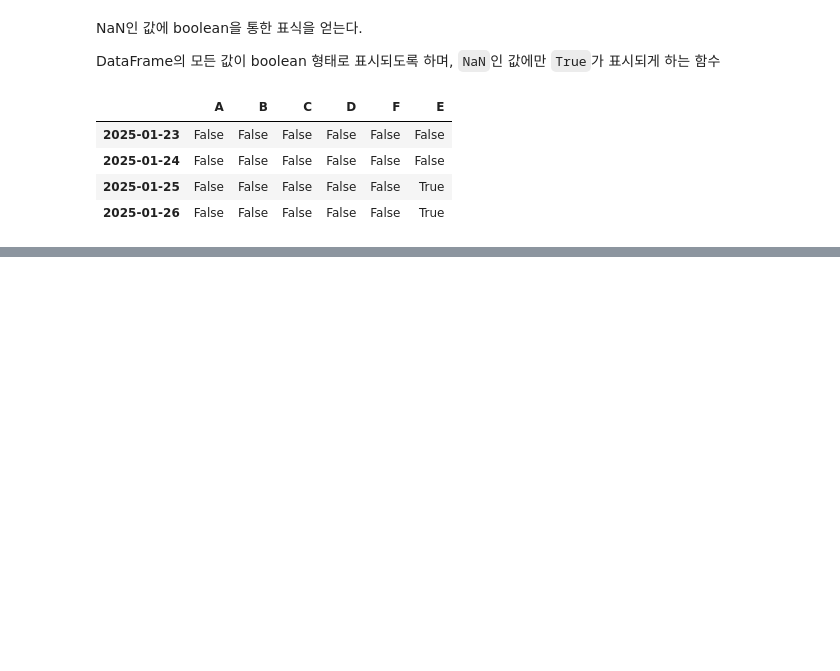
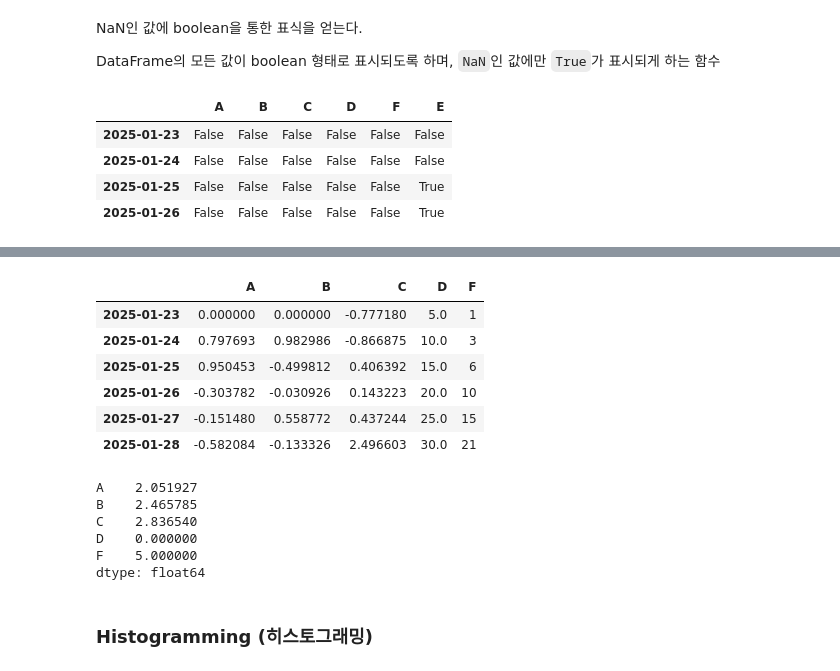
Before and after one commit to vhzkclq0705/LG_Uplus_SW_Camp_4, a Jupyter notebook: 실습/Pandas/10minutes.ipynb, the cells around one changed output, grey strips where cells are left out. Drawn from its saved outputs; the diff is of its cells as text; code cells hidden in the pictures; blank space fills up the shorter version.

```diff
--- a/실습/Pandas/10minutes.ipynb
+++ b/실습/Pandas/10minutes.ipynb
@@ -511,0 +577,21 @@ pd.isna(df1)
+# %%
+df.apply(np.cumsum)
+# %% [output]
+|  | A | B | C | D | F |
+| 2025-01-23 | 0.000000 | 0.000000 | -0.777180 | 5.0 | 1 |
+| 2025-01-24 | 0.797693 | 0.982986 | -0.866875 | 10.0 | 3 |
+| 2025-01-25 | 0.950453 | -0.499812 | 0.406392 | 15.0 | 6 |
+| 2025-01-26 | -0.303782 | -0.030926 | 0.143223 | 20.0 | 10 |
+| 2025-01-27 | -0.151480 | 0.558772 | 0.437244 | 25.0 | 15 |
+| 2025-01-28 | -0.582084 | -0.133326 | 2.496603 | 30.0 | 21 |
+# %%
+df.apply(lambda x: x.max() - x.min())
+# %% [output]
+A    2.051927
+B    2.465785
+C    2.836540
+D    0.000000
+F    5.000000
+dtype: float64
+# %% [markdown]
+### Histogramming (히스토그래밍)
```
Also changed, not shown: parts of 14 cells of this notebook.
